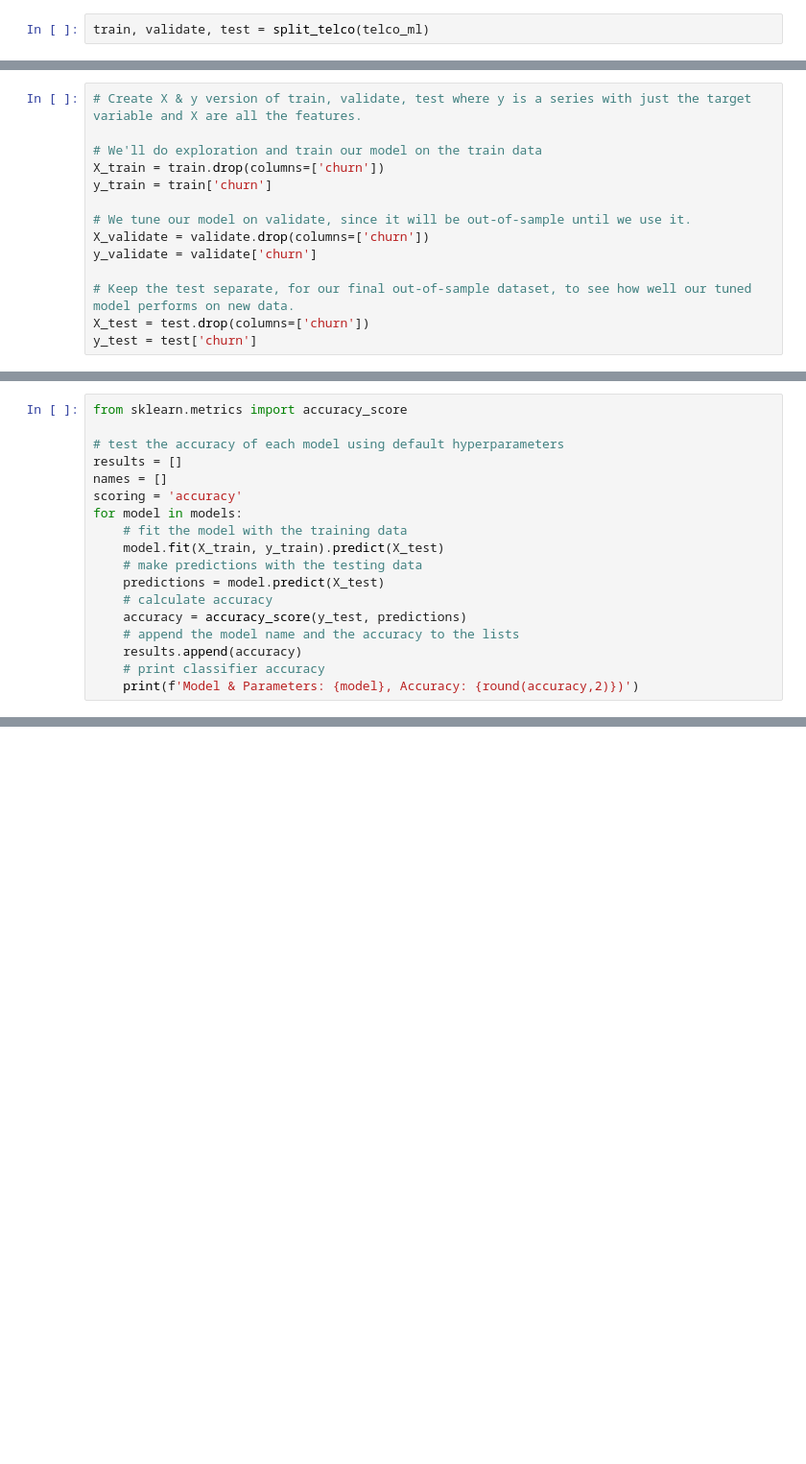
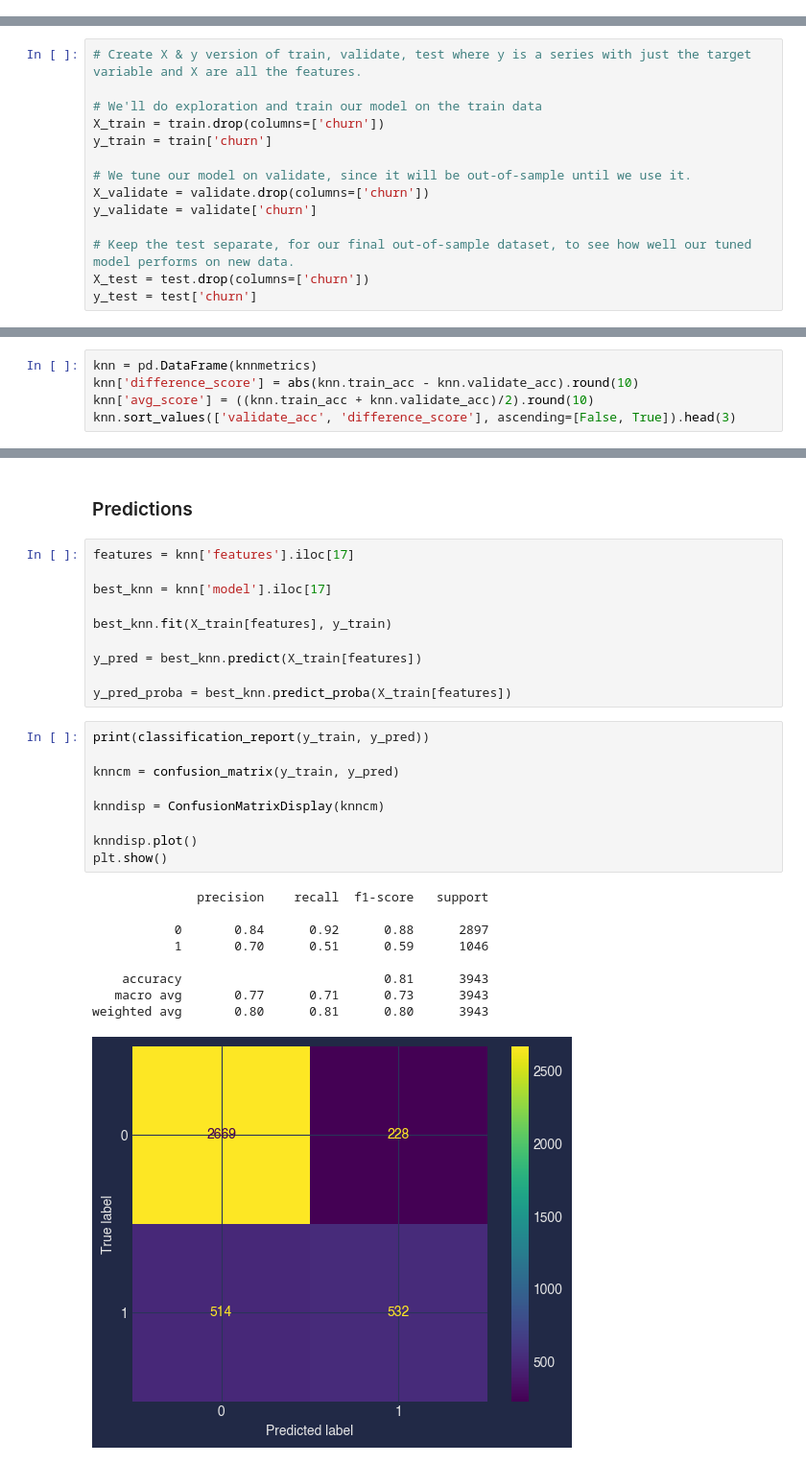
Before and after one commit to Zacharia-Schmitz/Telco_Project, a Jupyter notebook: telco_project_drafting.ipynb, the cells around one changed output, grey strips where cells are left out. Shown at 96% size. Saved outputs shown, nothing was run; the diff lists cells and outputs as text; blank space fills up the shorter version.

```diff
--- a/telco_project_drafting.ipynb
+++ b/telco_project_drafting.ipynb
@@ -640,4 +641,2 @@ def split_telco(df):
 # %% [markdown]
 ### X, Y Splits
-# %%
-train, validate, test = split_telco(telco_ml)
@@ -709,18 +716,0 @@ print(models_df)
-# %%
-from sklearn.metrics import accuracy_score
-
-# test the accuracy of each model using default hyperparameters
-results = []
-names = []
-scoring = 'accuracy'
-for model in models:
-    # fit the model with the training data
-    model.fit(X_train, y_train).predict(X_test)
-    # make predictions with the testing data
-    predictions = model.predict(X_test)
-    # calculate accuracy
-    accuracy = accuracy_score(y_test, predictions)
-    # append the model name and the accuracy to the lists
-    results.append(accuracy)
-    # print classifier accuracy
-    print(f'Model & Parameters: {model}, Accuracy: {round(accuracy,2)})')
@@ -731,0 +750,5 @@ Model & Parameters: DecisionTreeClassifier(max_depth=5, random_state=123), Accur
+# %%
+knn = pd.DataFrame(knnmetrics)
+knn['difference_score'] = abs(knn.train_acc - knn.validate_acc).round(10)
+knn['avg_score'] = ((knn.train_acc + knn.validate_acc)/2).round(10)
+knn.sort_values(['validate_acc', 'difference_score'], ascending=[False, True]).head(3)
@@ -731,0 +770,31 @@ Model & Parameters: DecisionTreeClassifier(max_depth=5, random_state=123), Accur
+# %% [markdown]
+### Predictions
+# %%
+features = knn['features'].iloc[17]
+
+best_knn = knn['model'].iloc[17]
+
+best_knn.fit(X_train[features], y_train)
+
+y_pred = best_knn.predict(X_train[features])
+
+y_pred_proba = best_knn.predict_proba(X_train[features])
+# %%
+print(classification_report(y_train, y_pred))
+
+knncm = confusion_matrix(y_train, y_pred)
+
+knndisp = ConfusionMatrixDisplay(knncm)
+
+knndisp.plot()
+plt.show()
+# %% [output]
+              precision    recall  f1-score   support
+
+           0       0.84      0.92      0.88      2897
+           1       0.70      0.51      0.59      1046
+
+    accuracy                           0.81      3943
+   macro avg       0.77      0.71      0.73      3943
+weighted avg       0.80      0.81      0.80      3943
+[figure, added]
```
Also changed, not shown: parts of 86 cells of this notebook, 1 other file.
